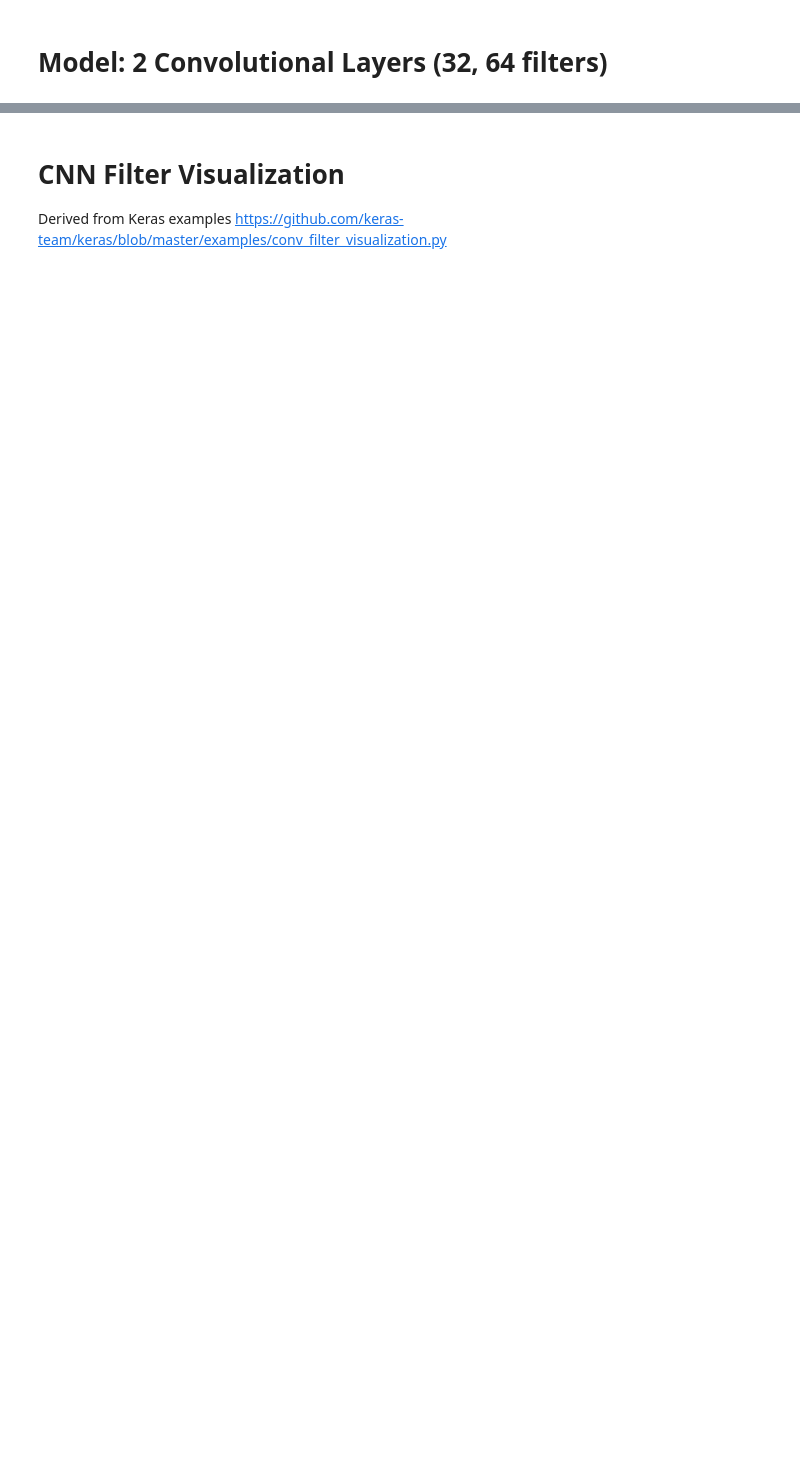
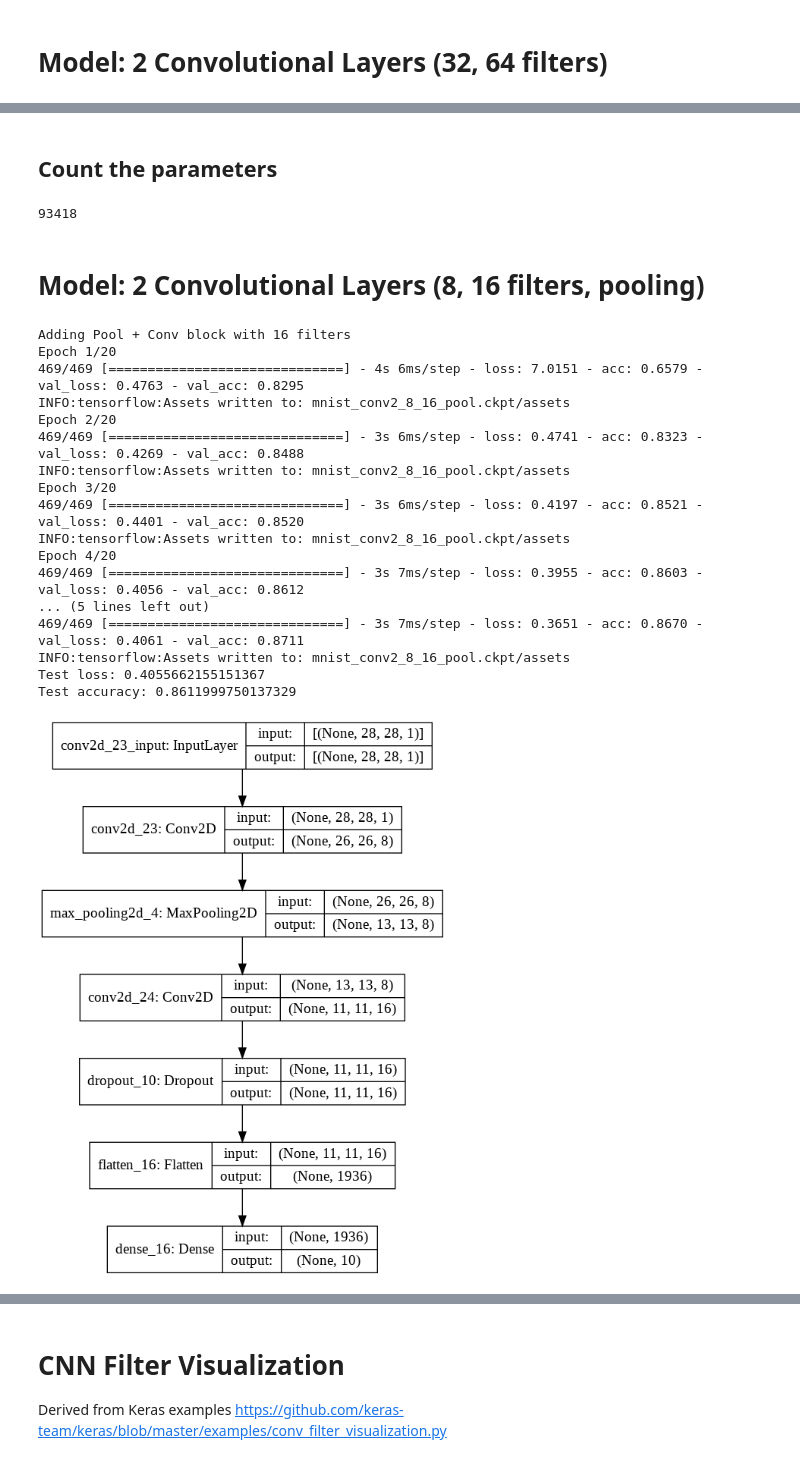
Before and after one commit to kenperry-public/ML_Spring_2021, a Jupyter notebook: CNN_demo.ipynb, the cells around one changed output, grey strips where cells are left out. Drawn from its saved outputs; the diff is of its cells as text; code cells hidden in the pictures; blank space fills up the shorter version.

Commit message:
CNN_demo: revised to show effect of pooling on no. of parameters

```diff
--- a/CNN_demo.ipynb
+++ b/CNN_demo.ipynb
@@ -305,0 +318,33 @@ Test accuracy: 0.8717
+# %% [markdown]
+## Count the parameters
+# %%
+mnist_conv2_8_16_model.count_params()
+# %% [output]
+93418
+# %% [markdown]
+# Model: 2 Convolutional Layers (8, 16 filters, pooling)
+# %%
+mnist_conv2_8_16_pool_model = createModel(input_shape, num_filters=[8, 16], pool=[False, True], num_classes=num_classes)
+modelName="mnist_conv2_8_16_pool"
+
+acc, plotFile = trainModel(mnist_conv2_8_16_pool_model, modelName, X_train, y_train, X_test, y_test)
+IPython.display.Image( plotFile)
+# %% [output]
+Adding Pool + Conv block with 16 filters
+Epoch 1/20
+469/469 [==============================] - 4s 6ms/step - loss: 7.0151 - acc: 0.6579 - val_loss: 0.4763 - val_acc: 0.8295
+INFO:tensorflow:Assets written to: mnist_conv2_8_16_pool.ckpt/assets
+Epoch 2/20
+469/469 [==============================] - 3s 6ms/step - loss: 0.4741 - acc: 0.8323 - val_loss: 0.4269 - val_acc: 0.8488
+INFO:tensorflow:Assets written to: mnist_conv2_8_16_pool.ckpt/assets
+Epoch 3/20
+469/469 [==============================] - 3s 6ms/step - loss: 0.4197 - acc: 0.8521 - val_loss: 0.4401 - val_acc: 0.8520
+INFO:tensorflow:Assets written to: mnist_conv2_8_16_pool.ckpt/assets
+Epoch 4/20
+469/469 [==============================] - 3s 7ms/step - loss: 0.3955 - acc: 0.8603 - val_loss: 0.4056 - val_acc: 0.8612
+... (5 lines left out)
+469/469 [==============================] - 3s 7ms/step - loss: 0.3651 - acc: 0.8670 - val_loss: 0.4061 - val_acc: 0.8711
+INFO:tensorflow:Assets written to: mnist_conv2_8_16_pool.ckpt/assets
+Test loss: 0.4055662155151367
+Test accuracy: 0.8611999750137329
+[figure, added]
```
Also changed, not shown: parts of 16 cells of this notebook.
